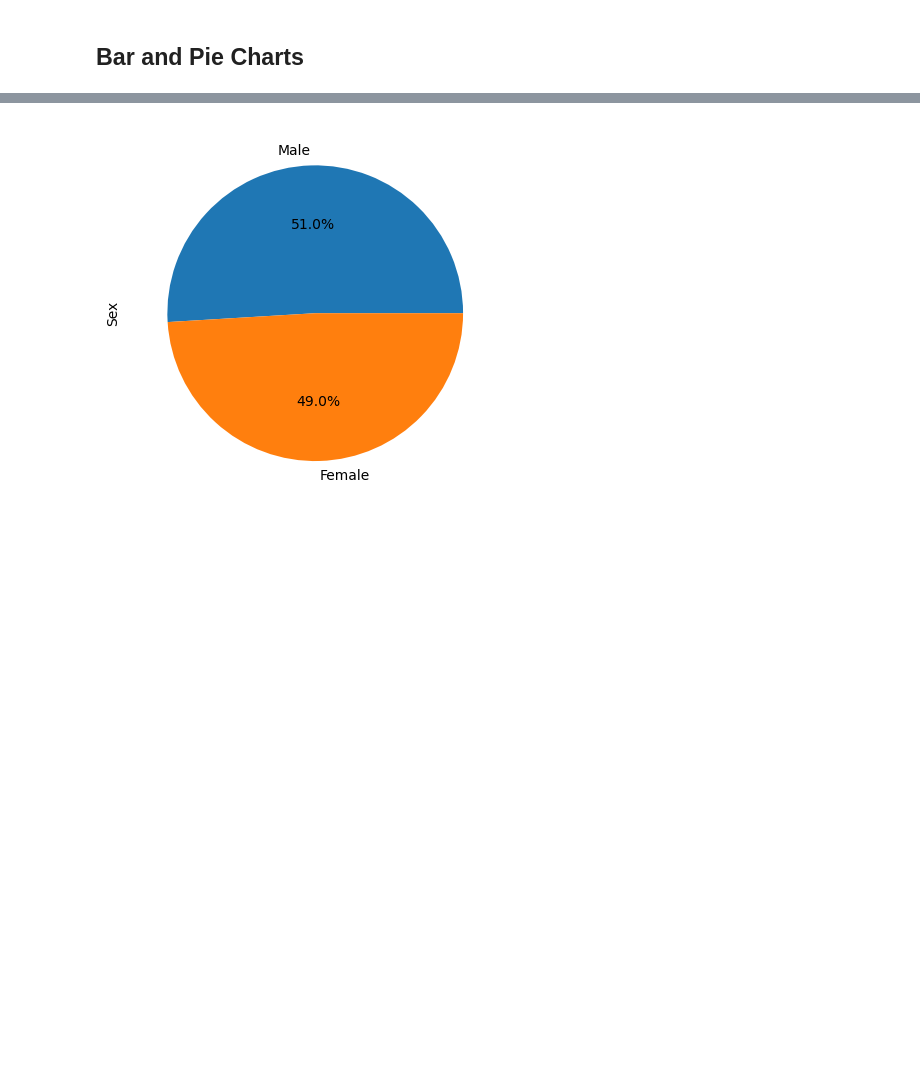
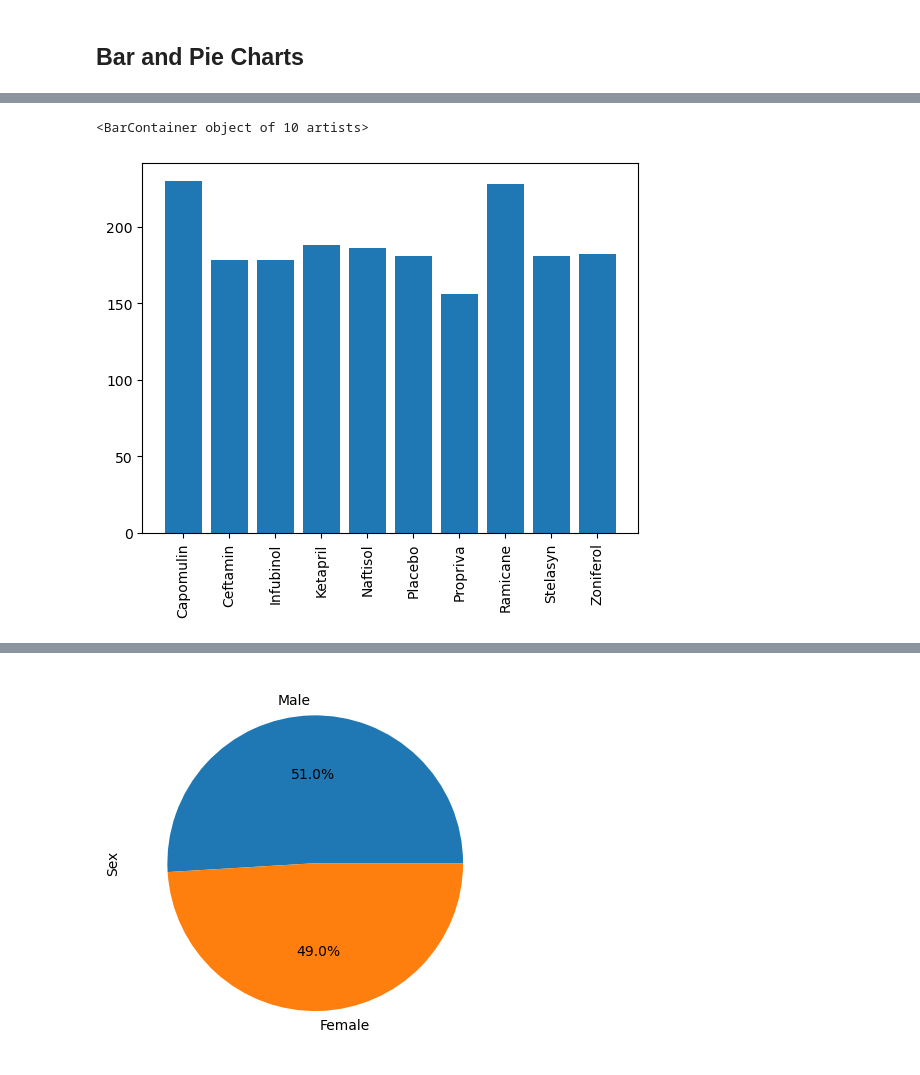
Before and after one commit to jerryevalentine/Pymaceuticals, a Jupyter notebook: pymaceuticals_final.ipynb, the cells around one changed output, grey strips where cells are left out. Saved outputs shown, nothing was run; the diff lists cells and outputs as text; code cells hidden in the pictures; blank space fills up the shorter version.

Commit message:
Saving progress at 11:40
Saving progress at 11:40 to data-import-and-stats-table

```diff
--- a/pymaceuticals_final.ipynb
+++ b/pymaceuticals_final.ipynb
@@ -221,0 +215,30 @@ display(grouped_stats)
+# %%
+###Done
+# Generate a bar plot showing the total number of rows (Mouse ID/Timepoints) for each drug regimen using Pandas.
+# Parameters
+column_names = ['Drug Regimen', 'Timepoint']
+group_by_column = 'Drug Regimen'
+group_by_metric = 'Timepoint'
+group_by_aggregate_type = 'count'
+
+#Group by data will be used for graph
+grouped_stats = merged_df_no_duplicates.groupby(group_by_column)[group_by_metric].agg(group_by_aggregate_type)
+
+#Needed, not sure why
+grouped_stats = grouped_stats.reset_index()
+
+#Rename the grouped_stats dataframe columns
+grouped_stats.rename(columns=dict(zip(grouped_stats.columns, column_names)), inplace=True)
+
+#Puts data into the x and y graph bins
+x_axis = grouped_stats[group_by_column]
+y_axis = grouped_stats[group_by_metric]
+
+#The xticks will overlap if not change to verticle instead of horizontal
+plt.xticks(rotation=90)
+
+#Plots the graphS
+plt.bar(x_axis, y_axis)
+# %% [output]
+<BarContainer object of 10 artists>
+[figure, added]
```
Also changed, not shown: parts of 10 cells of this notebook.
